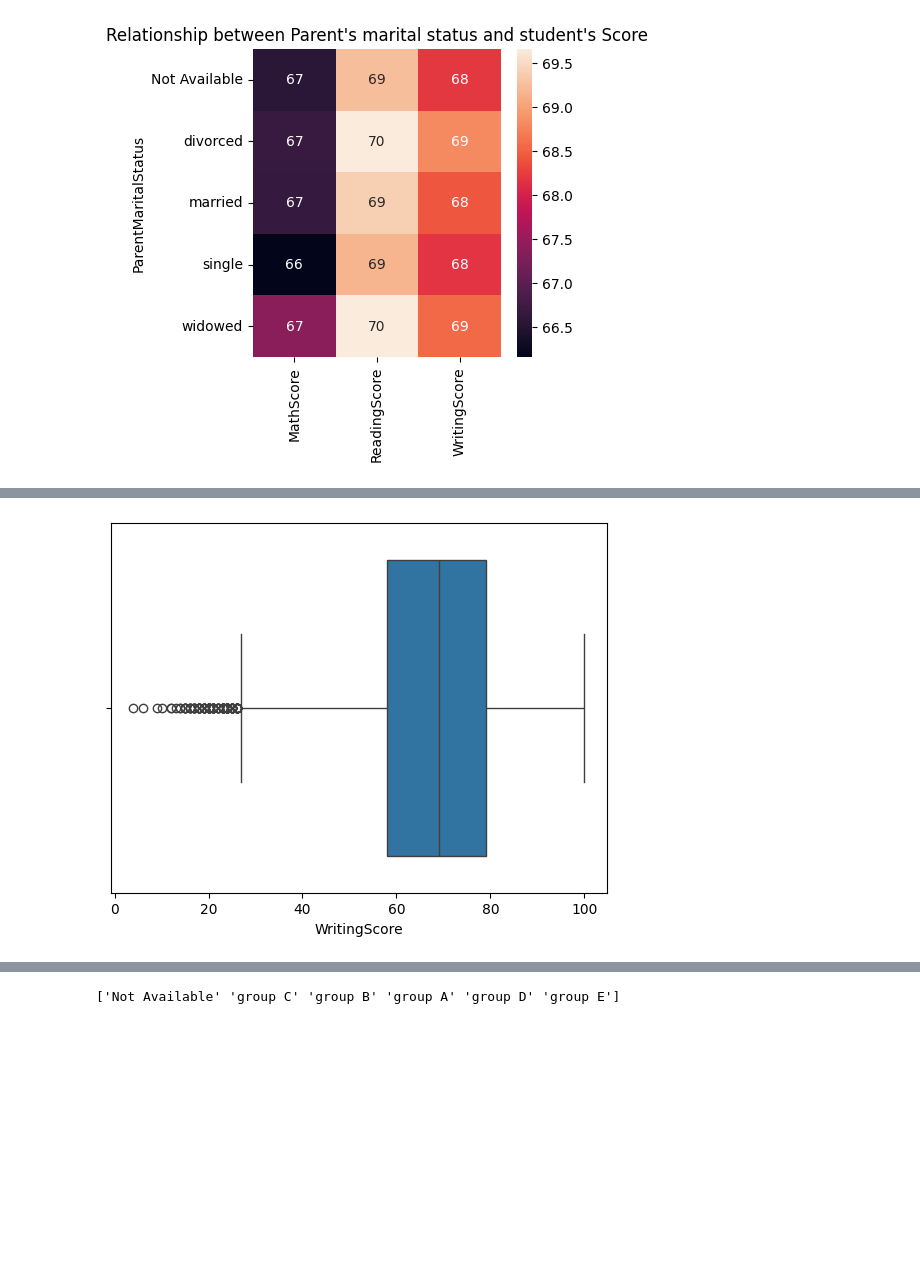
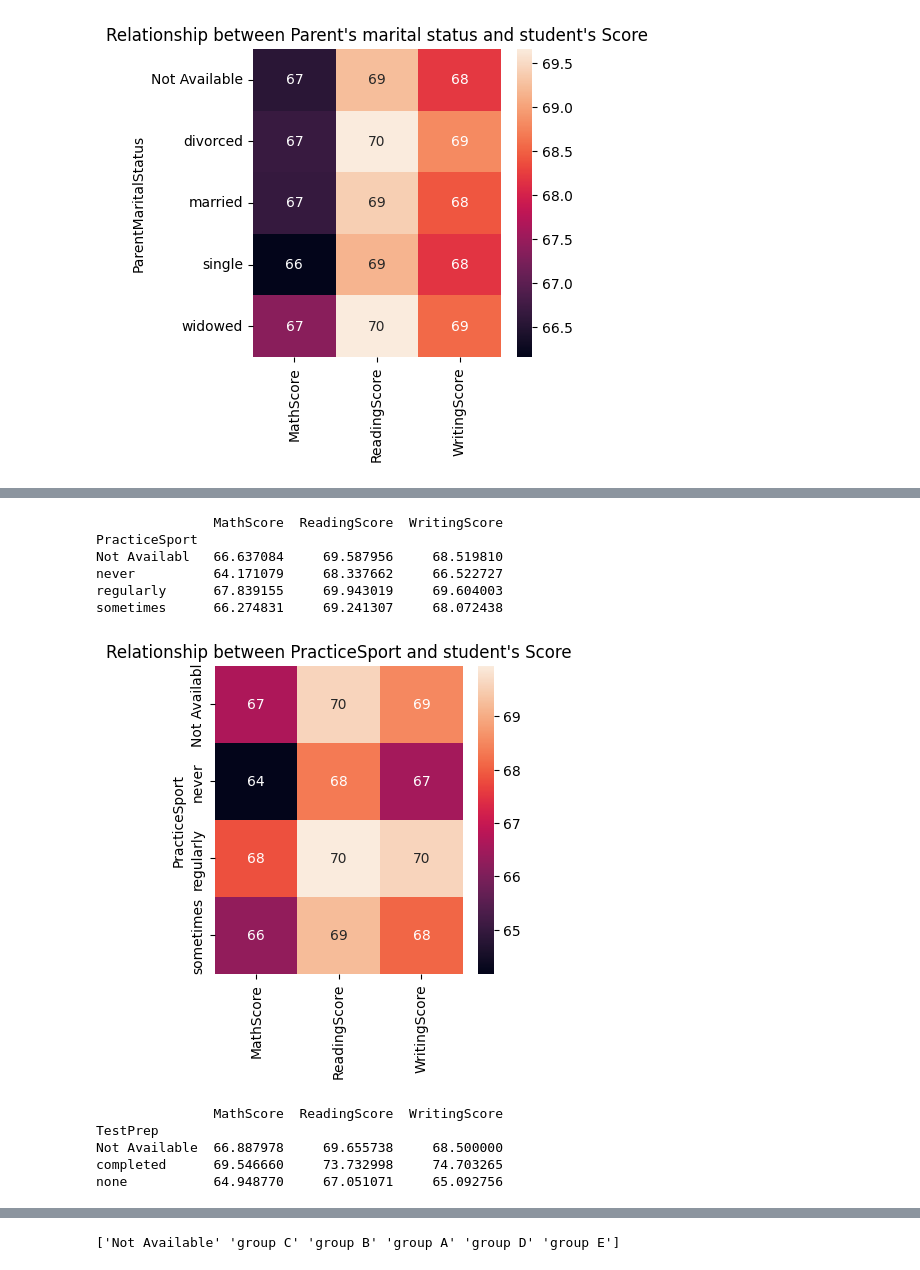
Before and after one commit to Shivam-Gurjar691/Students_data_Analysis, a Jupyter notebook: Final_Student_Data_Analysis.ipynb, the cells around one changed output, grey strips where cells are left out. Saved outputs shown, nothing was run; the diff lists cells and outputs as text; code cells hidden in the pictures; blank space fills up the shorter version.

```diff
--- a/Final_Student_Data_Analysis.ipynb
+++ b/Final_Student_Data_Analysis.ipynb
@@ -184,5 +313,26 @@ plt.show()
-# %%
-sns.boxplot(data = df, x = "WritingScore")
-plt.show()
-# %% [output]
-[figure, removed]
+# %%
+Gb3 = df.groupby("PracticeSport").agg({"MathScore": "mean", "ReadingScore": "mean", "WritingScore": "mean"})
+print(Gb3)
+# %% [output]
+               MathScore  ReadingScore  WritingScore
+PracticeSport
+Not Availabl   66.637084     69.587956     68.519810
+never          64.171079     68.337662     66.522727
+regularly      67.839155     69.943019     69.604003
+sometimes      66.274831     69.241307     68.072438
+# %%
+plt.figure(figsize= (4,4))
+sns.heatmap(Gb3, annot = True)
+plt.title("Relationship between PracticeSport and student's Score")
+plt.show()
+# %% [output]
+[figure, added]
+# %%
+test_prep_scores = df.groupby('TestPrep')[['MathScore', 'ReadingScore', 'WritingScore']].mean()
+print(test_prep_scores)
+# %% [output]
+               MathScore  ReadingScore  WritingScore
+TestPrep
+Not Available  66.887978     69.655738     68.500000
+completed      69.546660     73.732998     74.703265
+none           64.948770     67.051071     65.092756
```
Also changed, not shown: parts of 19 cells of this notebook.
